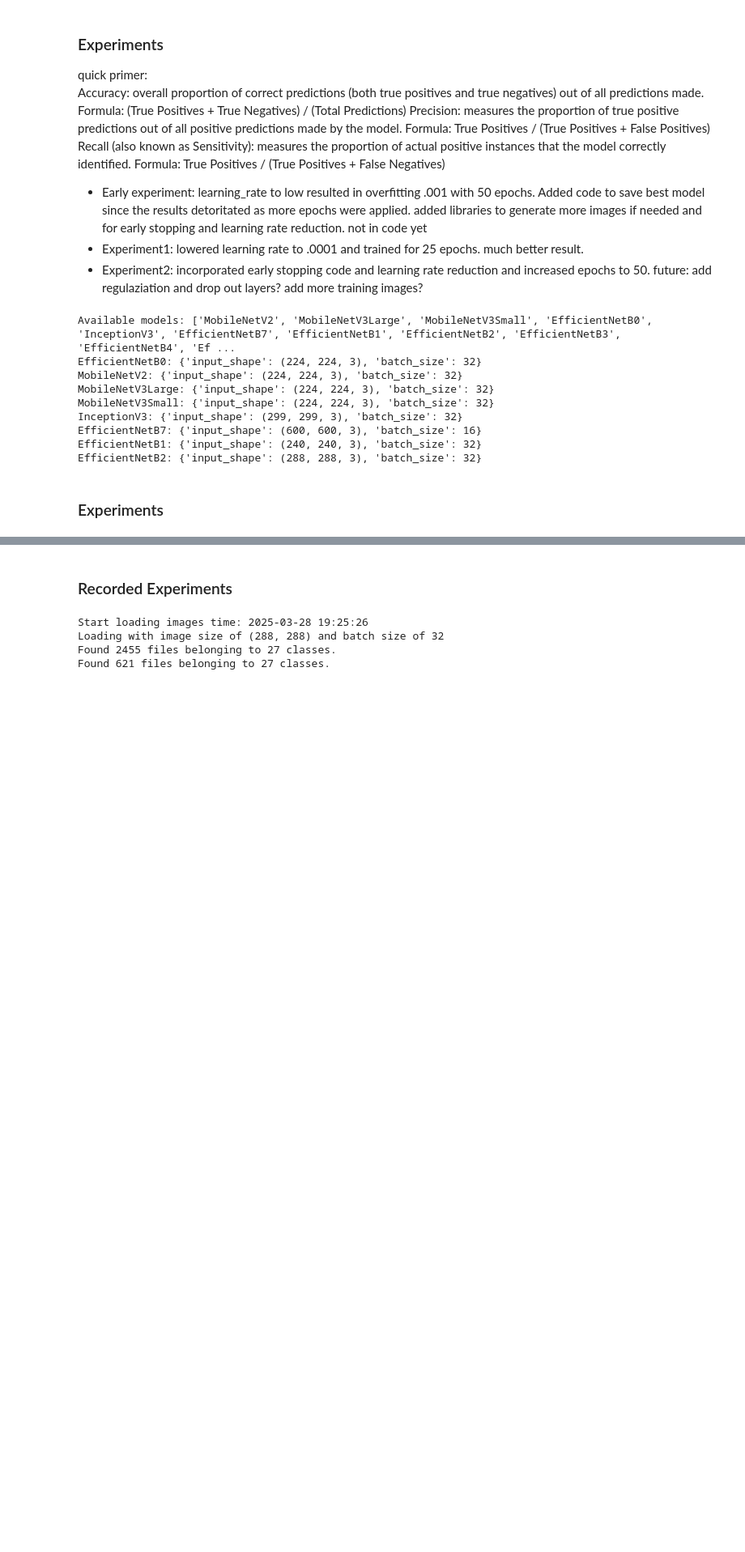
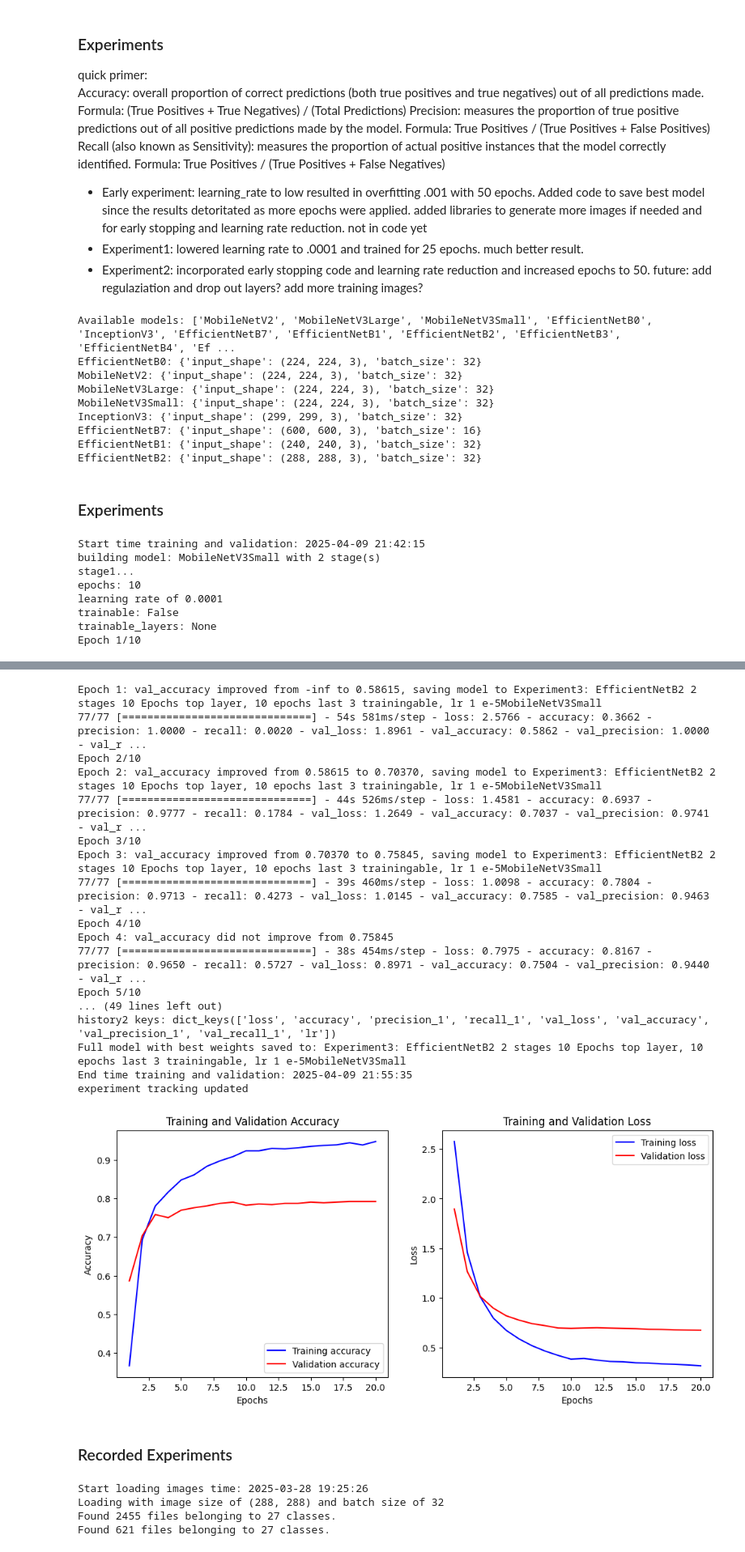
Before and after one commit to JimMaastricht5/birdclassifier, a Jupyter notebook: train_models.ipynb, the cells around one changed output, grey strips where cells are left out. Shown at 81% size. Cells and saved outputs as stored; diff of their text form; code cells hidden in the pictures; blank space fills up the shorter version.

```diff
--- a/train_models.ipynb
+++ b/train_models.ipynb
@@ -249,10 +249,12 @@ def run_model_experiment(experiment_name, model_name, stages, stage1, stage2, tr
 
     #### process results and save model
     # Load the best weights saved by the ModelCheckpoint callback, save the entire model (architecture + weights)
+
     try:
-        model.load_weights(model_filename)
-        keras.models.save_model(model, model_filename)
-        print(f'Full model with best weights saved to: {model_filename}')
+        model.save(model_filename)
+        # model.load_weights(model_filename)
+        # keras.models.save_model(model, model_filename)
+        print(f'model saved to: {model_filename}')
     except Exception as e:
         print(f'model save failed with error {e}')
 
@@ -362,3 +372,26 @@ EfficientNetB2: {'input_shape': (288, 288, 3), 'batch_size': 32}
 # }
 
 # run_experiments(base_experiments_dict, default_train_dataset, default_validate_dataset, num_classes, log_record=False)
+# %%
+#### Experiment 3 EfficentNetB0 20 Epochs, transfer learning, all layers traininable failed, learing rate 0.0001
+models_list = list(model_input_variables.keys())
+experiment_dict = {
+    'Experiment3: EfficientNetB0 2 stages 10 Epochs top layer, 10 epochs last 3 trainingable, lr 1 e-5': {
+        # 'model_types': [0, 1, 2, 3], # leave out the two models with weird image sizes for now
+        'model_types': [2], # EfficientNetB0
+        'number_of_stages': 2,
+        'stage1': {'epochs': 10, 'base_trainable': False, 'trainable_layers': None, 'learning_rate': 0.0001},
+        'stage2': {'epochs': 10, 'base_trainable': False, 'trainable_layers': -10, 'learning_rate': 0.00001}
+    }
+}
+
+run_experiments(experiment_dict, default_train_dataset, default_validate_dataset, num_classes)
+# %% [output]
+Start time training and validation: 2025-04-09 21:42:15
+building model: MobileNetV3Small with 2 stage(s)
+stage1...
+epochs: 10
+learning rate of 0.0001
+trainable: False
+trainable_layers: None
+Epoch 1/10
@@ -365,3 +403,21 @@ EfficientNetB2: {'input_shape': (288, 288, 3), 'batch_size': 32}
+Epoch 1: val_accuracy improved from -inf to 0.58615, saving model to Experiment3: EfficientNetB2 2 stages 10 Epochs top layer, 10 epochs last 3 trainingable, lr 1 e-5MobileNetV3Small
+77/77 [==============================] - 54s 581ms/step - loss: 2.5766 - accuracy: 0.3662 - precision: 1.0000 - recall: 0.0020 - val_loss: 1.8961 - val_accuracy: 0.5862 - val_precision: 1.0000 - val_r ...
+Epoch 2/10
+Epoch 2: val_accuracy improved from 0.58615 to 0.70370, saving model to Experiment3: EfficientNetB2 2 stages 10 Epochs top layer, 10 epochs last 3 trainingable, lr 1 e-5MobileNetV3Small
+77/77 [==============================] - 44s 526ms/step - loss: 1.4581 - accuracy: 0.6937 - precision: 0.9777 - recall: 0.1784 - val_loss: 1.2649 - val_accuracy: 0.7037 - val_precision: 0.9741 - val_r ...
+Epoch 3/10
+Epoch 3: val_accuracy improved from 0.70370 to 0.75845, saving model to Experiment3: EfficientNetB2 2 stages 10 Epochs top layer, 10 epochs last 3 trainingable, lr 1 e-5MobileNetV3Small
+77/77 [==============================] - 39s 460ms/step - loss: 1.0098 - accuracy: 0.7804 - precision: 0.9713 - recall: 0.4273 - val_loss: 1.0145 - val_accuracy: 0.7585 - val_precision: 0.9463 - val_r ...
+Epoch 4/10
+Epoch 4: val_accuracy did not improve from 0.75845
+77/77 [==============================] - 38s 454ms/step - loss: 0.7975 - accuracy: 0.8167 - precision: 0.9650 - recall: 0.5727 - val_loss: 0.8971 - val_accuracy: 0.7504 - val_precision: 0.9440 - val_r ...
+Epoch 5/10
+... (49 lines left out)
+history2 keys: dict_keys(['loss', 'accuracy', 'precision_1', 'recall_1', 'val_loss', 'val_accuracy', 'val_precision_1', 'val_recall_1', 'lr'])
+Full model with best weights saved to: Experiment3: EfficientNetB2 2 stages 10 Epochs top layer, 10 epochs last 3 trainingable, lr 1 e-5MobileNetV3Small
+End time training and validation: 2025-04-09 21:55:35
+experiment tracking updated
+[figure, added]
 # %% [markdown]
 ### Recorded Experiments
 # %%
```
Also changed, not shown: parts of 4 cells of this notebook, 2 other files.
